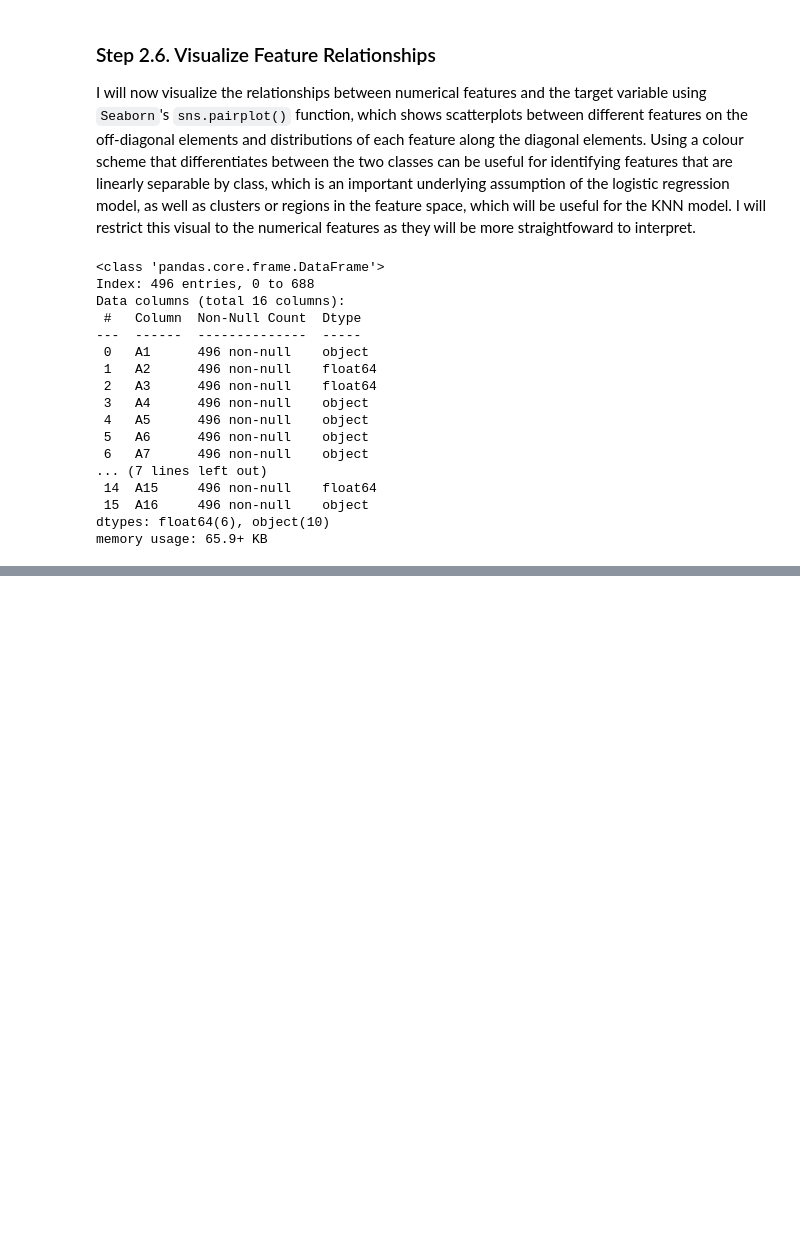
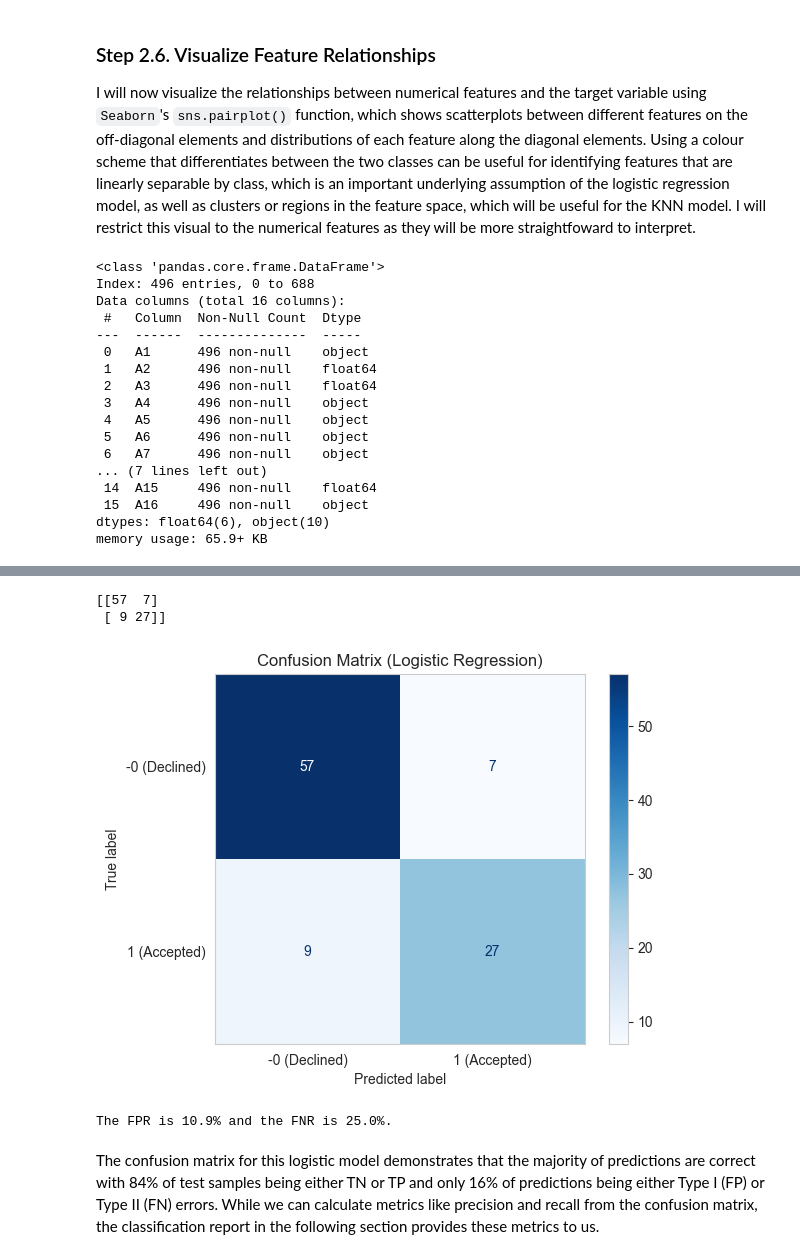
Before and after one commit to astrosica/data-science-portfolio, a Jupyter notebook: Machine Learning/Applied Projects/Credit Card Application Prediction/Credit Card Approval.ipynb, the cells around one changed output, grey strips where cells are left out. Drawn from its saved outputs; the diff is of its cells as text; code cells hidden in the pictures; blank space fills up the shorter version.

```diff
--- a/Machine Learning/Applied Projects/Credit Card Application Prediction/Credit Card Approval.ipynb
+++ b/Machine Learning/Applied Projects/Credit Card Application Prediction/Credit Card Approval.ipynb
@@ -781,0 +478,2 @@ As we can see from comparing the three models below, the optimized random forest
+# %%
+X_train,X_test,y_train,y_test = train_test_split(X,y,test_size=0.2,stratify=y,random_state=42)
@@ -781,0 +629,29 @@ As we can see from comparing the three models below, the optimized random forest
+# %%
+# calculate confusion matrix
+cm_log = confusion_matrix(y_test,y_pred_log)
+print(cm_log)
+
+# plot confusion matrix display
+disp = ConfusionMatrixDisplay(confusion_matrix=cm_log, display_labels=['-0 (Declined)', '1 (Accepted)'])
+disp.plot(cmap=plt.cm.Blues)
+plt.grid(False)
+plt.title('Confusion Matrix (Logistic Regression)')
+plt.show()
+
+# define entries of confusion matrix
+TN = cm_log[0,0]
+FN = cm_log[1,0]
+TP = cm_log[1,1]
+FP = cm_log[0,1]
+
+# calculate the FPR and FNR
+FPR_log = FP/(FP+TN)
+FNR_log = FN/(FN+TP)
+print(f"The FPR is {FPR_log*100:.1f}% and the FNR is {FNR_log*100:.1f}%.")
+# %% [output]
+[[57  7]
+ [ 9 27]]
+[figure, added]
+The FPR is 10.9% and the FNR is 25.0%.
+# %% [markdown]
+The confusion matrix for this logistic model demonstrates that the majority of predictions are correct with 84% of test samples being either TN or TP and only 16% of predictions being either Type I (FP) or Type II (FN) errors. While we can calculate metrics like precision and recall from the confusion matrix, the classification report in the following section provides these metrics to us.
```
Also changed, not shown: parts of 157 cells of this notebook, 4 other files.
